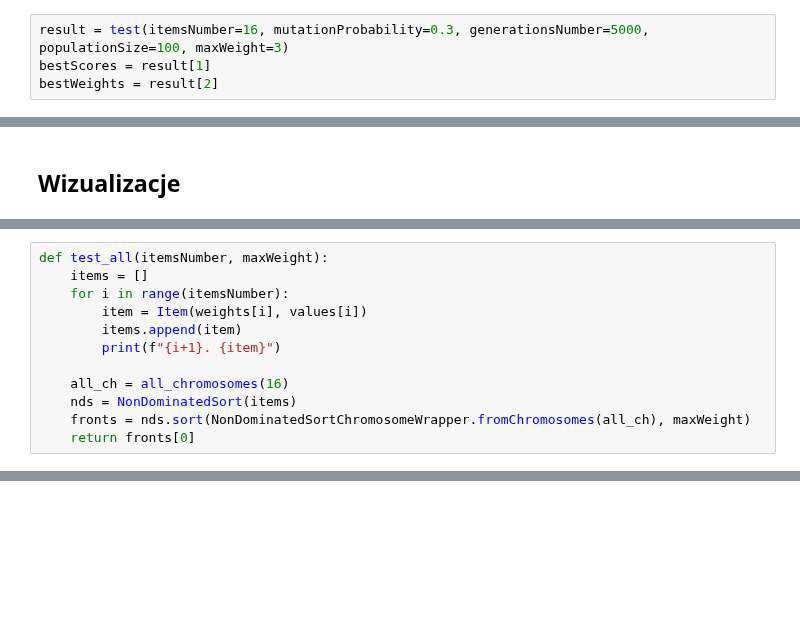
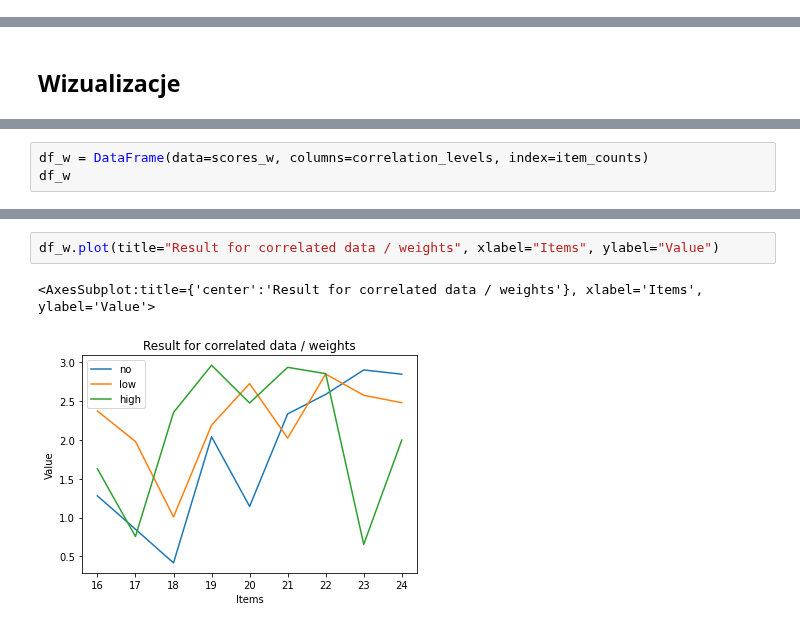
Before and after one commit to Vergenter/mswum, a Jupyter notebook: NSGA2.ipynb, the cells around one changed output, grey strips where cells are left out. Cells and saved outputs as stored; diff of their text form; blank space fills up the shorter version.

Commit message:
Add tests for NSGA

```diff
--- a/NSGA2.ipynb
+++ b/NSGA2.ipynb
@@ -365,5 +348 @@ def test(itemsNumber, mutationProbability, generationsNumber, populationSize, ma
     return result
-# %%
-result = test(itemsNumber=16, mutationProbability=0.3, generationsNumber=5000, populationSize=100, maxWeight=3)
-bestScores = result[1]
-bestWeights = result[2]
@@ -418,12 +378,3 @@ def all_chromosomes(items_no):
 # %%
-def test_all(itemsNumber, maxWeight):
-    items = []
-    for i in range(itemsNumber):
-        item = Item(weights[i], values[i])
-        items.append(item)
-        print(f"{i+1}. {item}")
-
-    all_ch = all_chromosomes(16)
-    nds = NonDominatedSort(items)
-    fronts = nds.sort(NonDominatedSortChromosomeWrapper.fromChromosomes(all_ch), maxWeight)
-    return fronts[0]
+df_w = DataFrame(data=scores_w, columns=correlation_levels, index=item_counts)
+df_w
@@ -431,0 +406,5 @@ test_all(16, 3)
+# %%
+df_w.plot(title="Result for correlated data / weights", xlabel="Items", ylabel="Value")
+# %% [output]
+<AxesSubplot:title={'center':'Result for correlated data / weights'}, xlabel='Items', ylabel='Value'>
+[figure, added]
```
Also changed, not shown: parts of 8 cells of this notebook, 7 other files.
